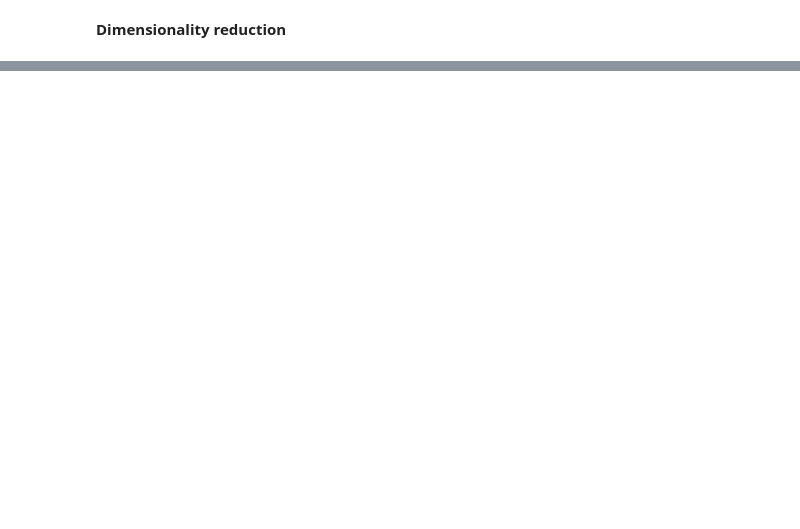
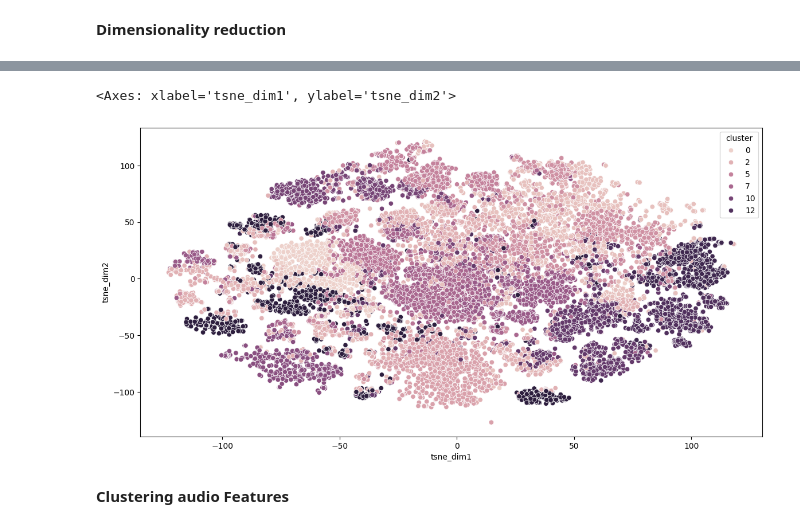
Before and after one commit to 8asic/mlpc2025-sound-event-detection, a Jupyter notebook: 4. Text Features.ipynb, the cells around one changed output, grey strips where cells are left out. Drawn from its saved outputs; the diff is of its cells as text; code cells hidden in the pictures; blank space fills up the shorter version.

```diff
--- a/4. Text Features.ipynb
+++ b/4. Text Features.ipynb
@@ -86,0 +68,13 @@ after using UMAP and clustering the text features (annotations embeddings) it i
+# %%
+tsne = TSNE(n_components=2, perplexity=30, random_state=42).fit_transform(an_em)
+# %%
+fig,ax = plt.subplots(figsize=(14,7))
+an_df["tsne_dim1"] = tsne[:,0]
+an_df["tsne_dim2"] = tsne[:,1]
+an_df.head()
+sns.scatterplot(x=an_df["tsne_dim1"],y=an_df["tsne_dim2"],hue=an_df["cluster"],ax=ax,legend=True)
+# %% [output]
+<Axes: xlabel='tsne_dim1', ylabel='tsne_dim2'>
+[figure, added]
+# %% [markdown]
+**Clustering audio Features**
```
Also changed, not shown: parts of 19 cells of this notebook.
